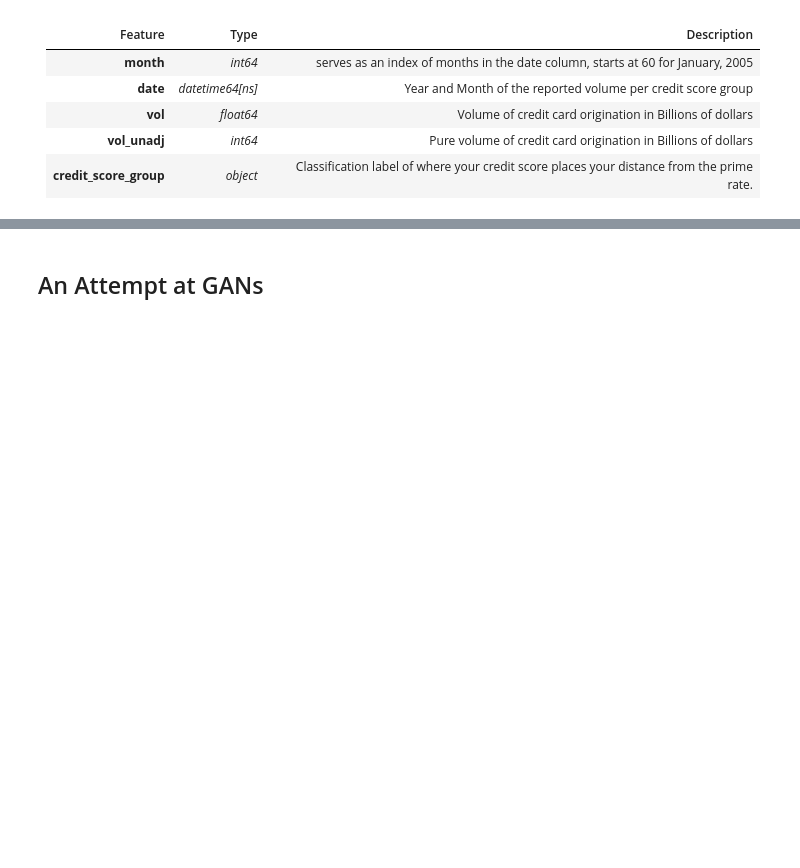
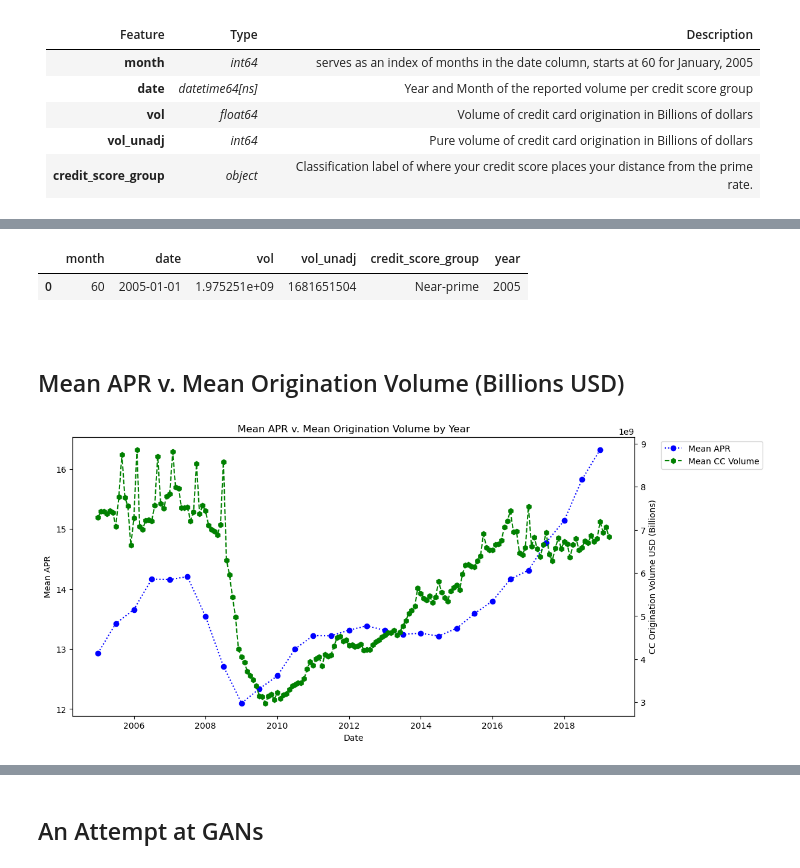
Before and after one commit to DanielGroneberg/TOP_project, a Jupyter notebook: code/CFPB_Data.ipynb, the cells around one changed output, grey strips where cells are left out. Cells and saved outputs as stored; diff of their text form; code cells hidden in the pictures; blank space fills up the shorter version.

Commit message:
added federal funds rate and origination visuals

```diff
--- a/code/CFPB_Data.ipynb
+++ b/code/CFPB_Data.ipynb
@@ -1057,0 +1166,2 @@ lending_df["date"] = pd.to_datetime(lending_df["date"])
+# %%
+tccp_lending_range['Year'] = tccp_lending_range['Agreement_Date'].dt.year
@@ -1057,0 +1174,2 @@ lending_df["date"] = pd.to_datetime(lending_df["date"])
+# %%
+lending_df['year'] = lending_df['date'].dt.year
@@ -1057,0 +1181,32 @@ lending_df["date"] = pd.to_datetime(lending_df["date"])
+# %%
+lending_df.head(1)
+# %% [output]
+|  | month | date | vol | vol_unadj | credit_score_group | year |
+| 0 | 60 | 2005-01-01 | 1.975251e+09 | 1681651504 | Near-prime | 2005 |
+# %% [markdown]
+<a id="supplemental"></a>
+# %% [markdown]
+## Mean APR v. Mean Origination Volume (Billions USD)
+# %%
+mean_apr_agreement = tccp_lending_range.groupby("Agreement_Date")['APR'].mean()
+# %%
+mean_vol_lending = lending_df.groupby('date')['vol'].mean()
+# %%
+fig, ax1 = plt.subplots(figsize=(12,6))
+ax1.plot(mean_apr_agreement, label="Mean APR", color='b', marker="o", linestyle=":")
+ax1.set_xlabel("Date")
+ax1.set_ylabel("Mean APR")
+
+ax2 = ax1.twinx()
+ax2.plot(mean_vol_lending, label="Mean CC Volume", color='g', marker="h", linestyle="--")
+ax2.set_ylabel("CC Origination Volume USD (Billions)")
+
+# Add legends
+lines1, labels1 = ax1.get_legend_handles_labels()
+lines2, labels2 = ax2.get_legend_handles_labels()
+lines = lines1 + lines2
+labels = labels1 + labels2
+ax1.legend(lines, labels, loc='upper left', bbox_to_anchor=(1.04, 1))
+plt.title("Mean APR v. Mean Origination Volume by Year");
+# %% [output]
+[figure, added]
```
Also changed, not shown: parts of 26 cells of this notebook.
